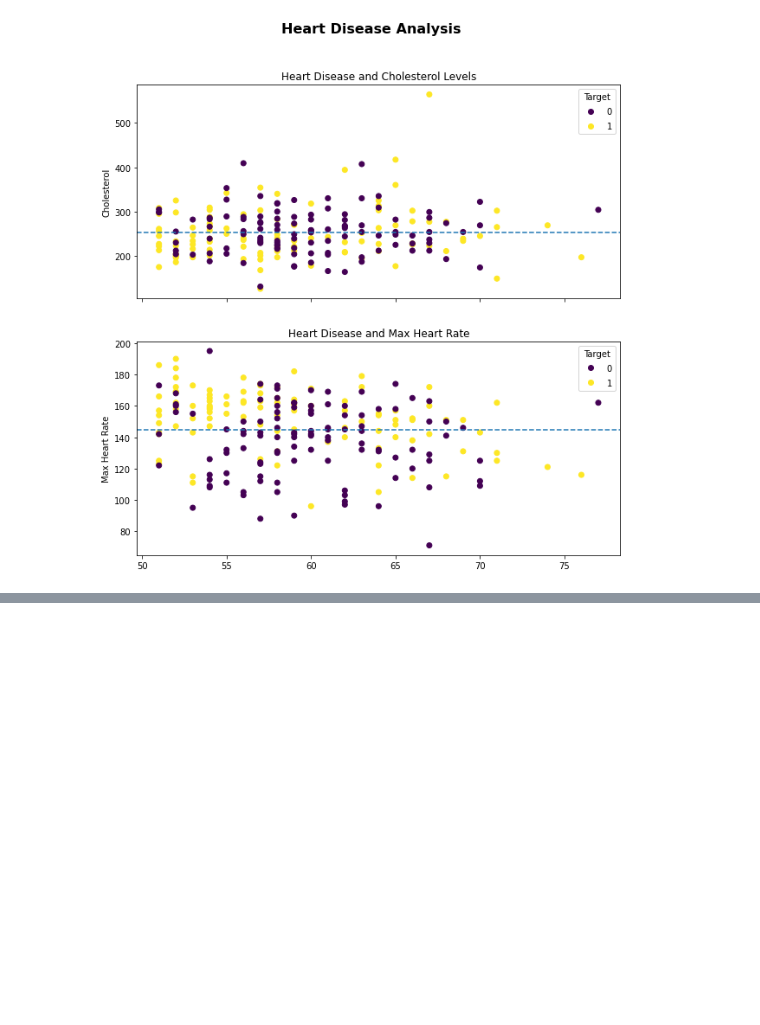
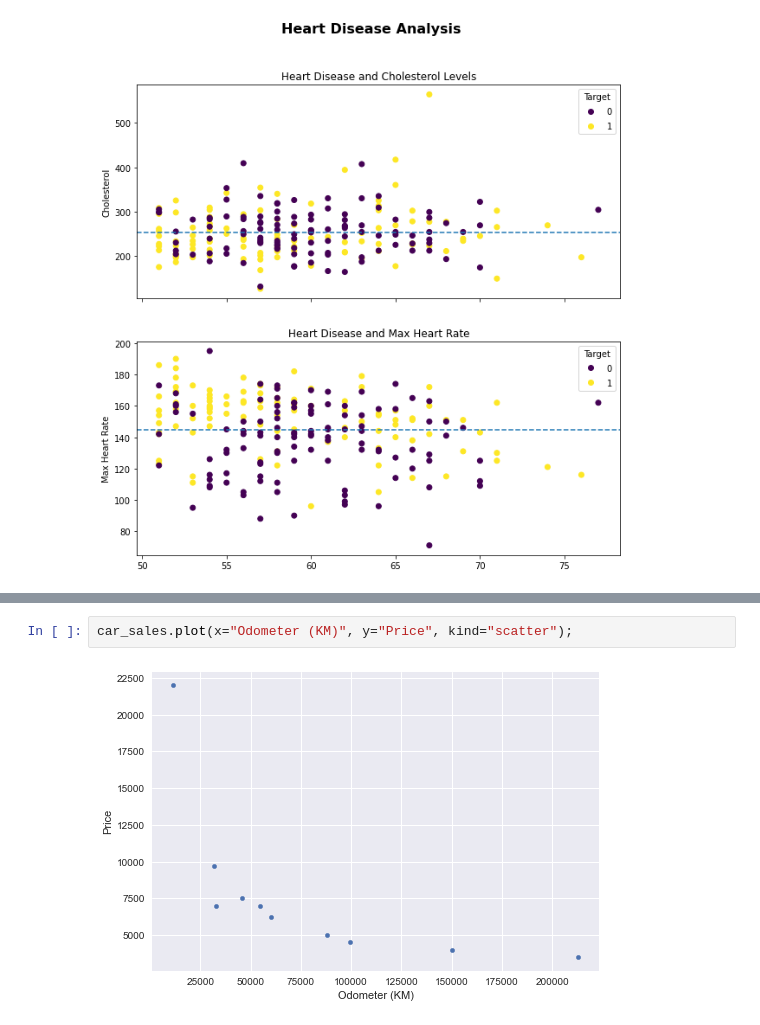
Before and after one commit to youhavechad/machine-learning, a Jupyter notebook: matplotlib/introductions to matplotlib.ipynb, the cells around one changed output, grey strips where cells are left out. Drawn from its saved outputs; the diff is of its cells as text; blank space fills up the shorter version.

```diff
--- a/matplotlib/introductions to matplotlib.ipynb
+++ b/matplotlib/introductions to matplotlib.ipynb
@@ -548,0 +595,4 @@ Text(0.5, 0.98, 'Heart Disease Analysis')
+# %%
+car_sales.plot(x="Odometer (KM)", y="Price", kind="scatter");
+# %% [output]
+[figure, added]
```
Also changed, not shown: parts of 11 cells of this notebook.
